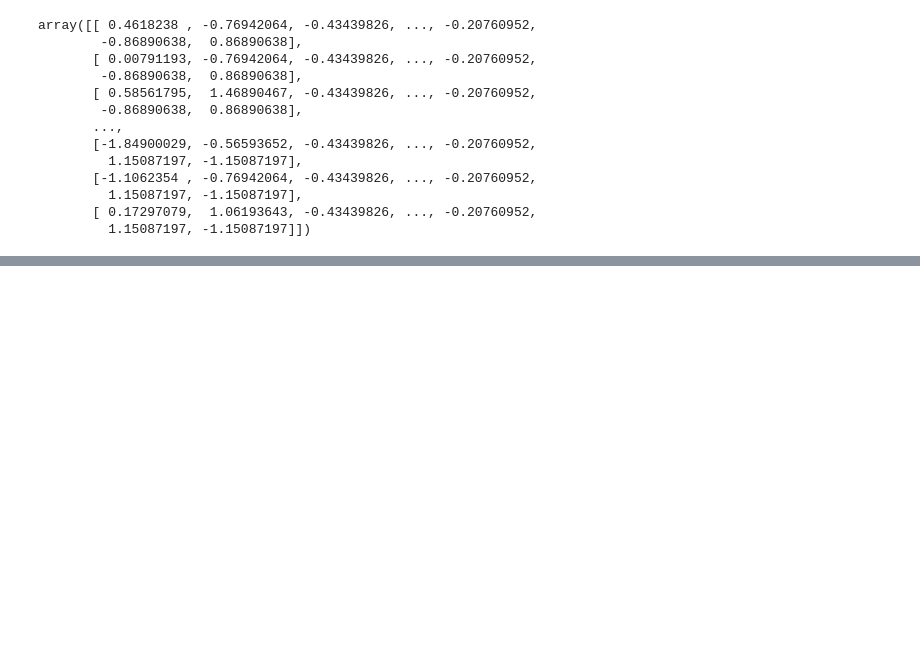
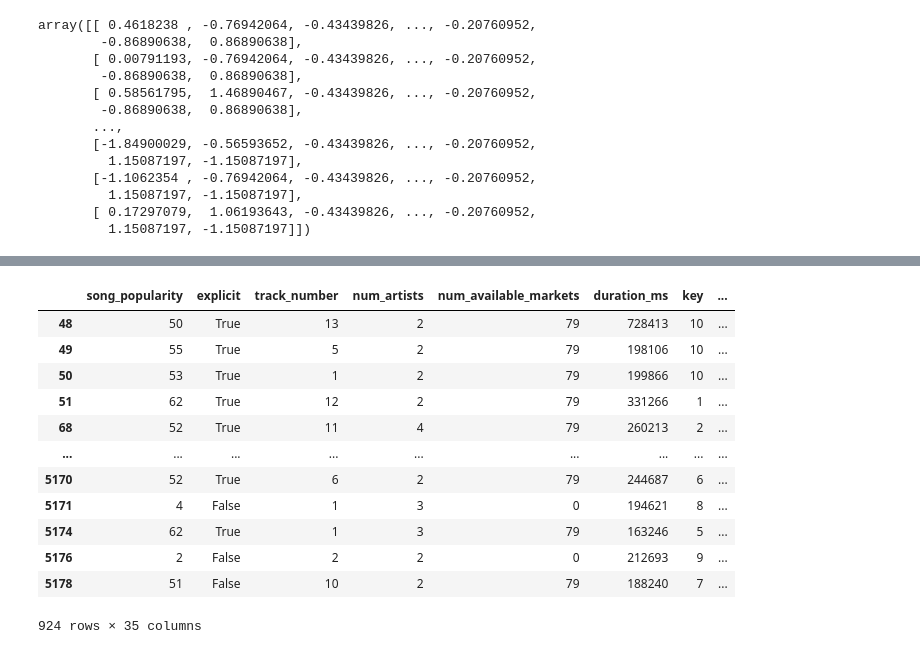
Before and after one commit to anushkavp/Music-Collaboration-Analysis, a Jupyter notebook: Preprocessing.ipynb, the cells around one changed output, grey strips where cells are left out. Drawn from its saved outputs; the diff is of its cells as text; code cells hidden in the pictures; blank space fills up the shorter version.

```diff
--- a/Preprocessing.ipynb
+++ b/Preprocessing.ipynb
@@ -832,0 +873,8 @@ array([[ 0.4618238 , -0.76942064, -0.43439826, ..., -0.20760952,
+# %%
+import csv
+
+reader = csv.DictReader(open('node-table-modularity_class_8.csv'))
+genre_modularity_mapping={}
+for row in reader:
+    genre_modularity_mapping[row['Label']] = int(row['modularity_class'])
+print(genre_modularity_mapping)
@@ -832,0 +899,28 @@ array([[ 0.4618238 , -0.76942064, -0.43439826, ..., -0.20760952,
+# %%
+def calculate_modularity_class(genre_list):
+    modularity_counts = Counter([genre_modularity_mapping.get(genre, -1) for genre in genre_list])
+
+    # Get the modularity class with the maximum count
+    max_count = max(modularity_counts.values(), default=0)
+
+    # If there's a tie or no majority, choose the first modularity class
+    modularity_class = [mod_class for mod_class, count in modularity_counts.items() if count == max_count]
+
+    # If there's a tie, choose the first modularity class
+    if len(modularity_class) > 1:
+        return modularity_class[0]
+    else:
+        # If there's no majority, choose the one that is not -1
+        for mod_class in modularity_class:
+            if mod_class != -1:
+                return mod_class
+
+        # If all are -1, return -1
+        return -1
+
+# Apply the function to each row
+preprocessing_df['modularity_class_artist1'] = preprocessing_df['genres_artist1'].apply(calculate_modularity_class)
+preprocessing_df['modularity_class_artist2'] = preprocessing_df['genres_artist2'].apply(calculate_modularity_class)
+
+# Display the resulting dataframe
+preprocessing_df
@@ -832,0 +941,16 @@ array([[ 0.4618238 , -0.76942064, -0.43439826, ..., -0.20760952,
+# %%
+preprocessing_df[preprocessing_df["modularity_class_artist2"]==-1]
+# %% [output]
+|  | song_popularity | explicit | track_number | num_artists | num_available_markets | duration_ms | key | ... |
+| 48 | 50 | True | 13 | 2 | 79 | 728413 | 10 | ... |
+| 49 | 55 | True | 5 | 2 | 79 | 198106 | 10 | ... |
+| 50 | 53 | True | 1 | 2 | 79 | 199866 | 10 | ... |
+| 51 | 62 | True | 12 | 2 | 79 | 331266 | 1 | ... |
+| 68 | 52 | True | 11 | 4 | 79 | 260213 | 2 | ... |
+| ... | ... | ... | ... | ... | ... | ... | ... | ... |
+| 5170 | 52 | True | 6 | 2 | 79 | 244687 | 6 | ... |
+| 5171 | 4 | False | 1 | 3 | 0 | 194621 | 8 | ... |
+| 5174 | 62 | True | 1 | 3 | 79 | 163246 | 5 | ... |
+| 5176 | 2 | False | 2 | 2 | 0 | 212693 | 9 | ... |
+| 5178 | 51 | False | 10 | 2 | 79 | 188240 | 7 | ... |
+924 rows × 35 columns
```
Also changed, not shown: parts of 17 cells of this notebook, 1 other file.
